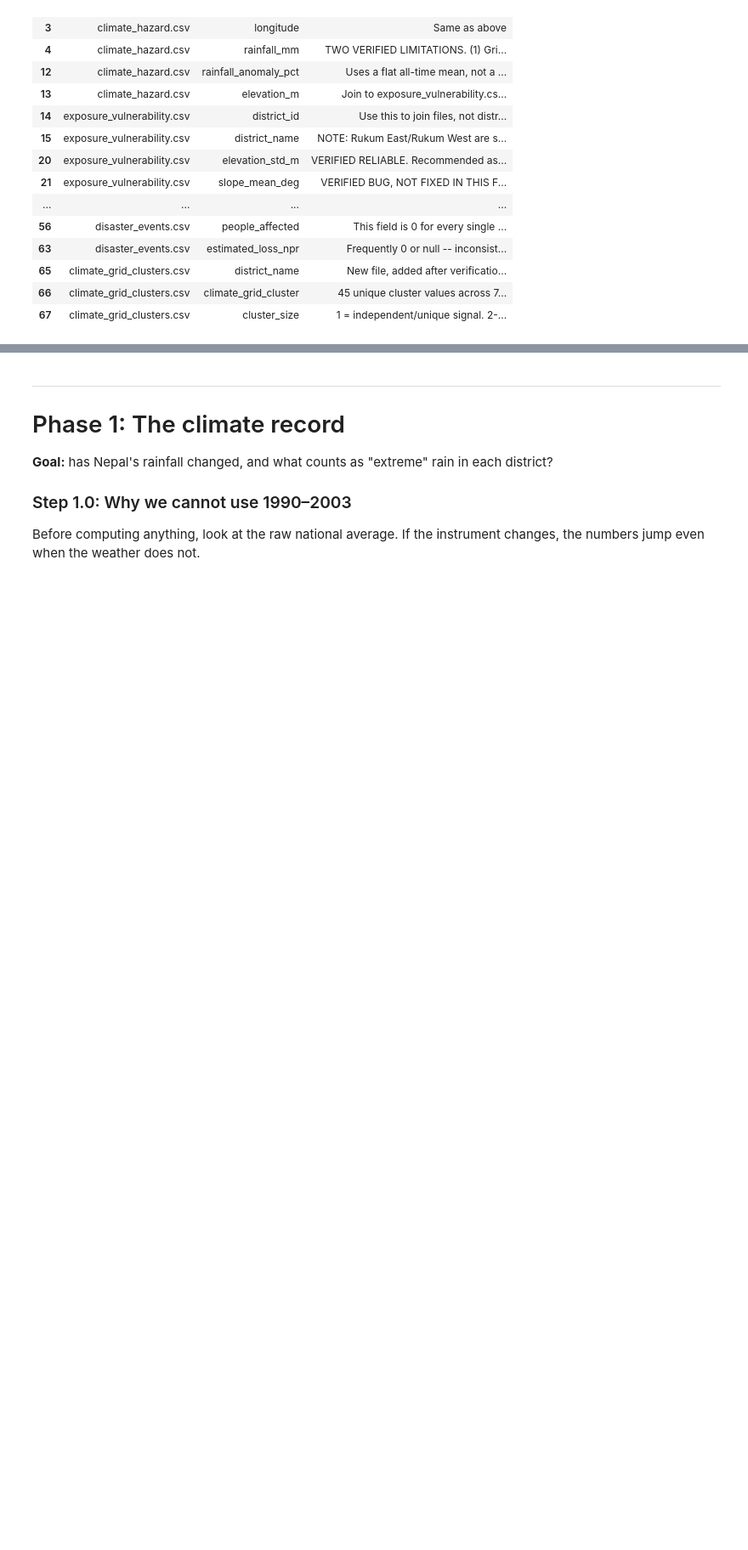
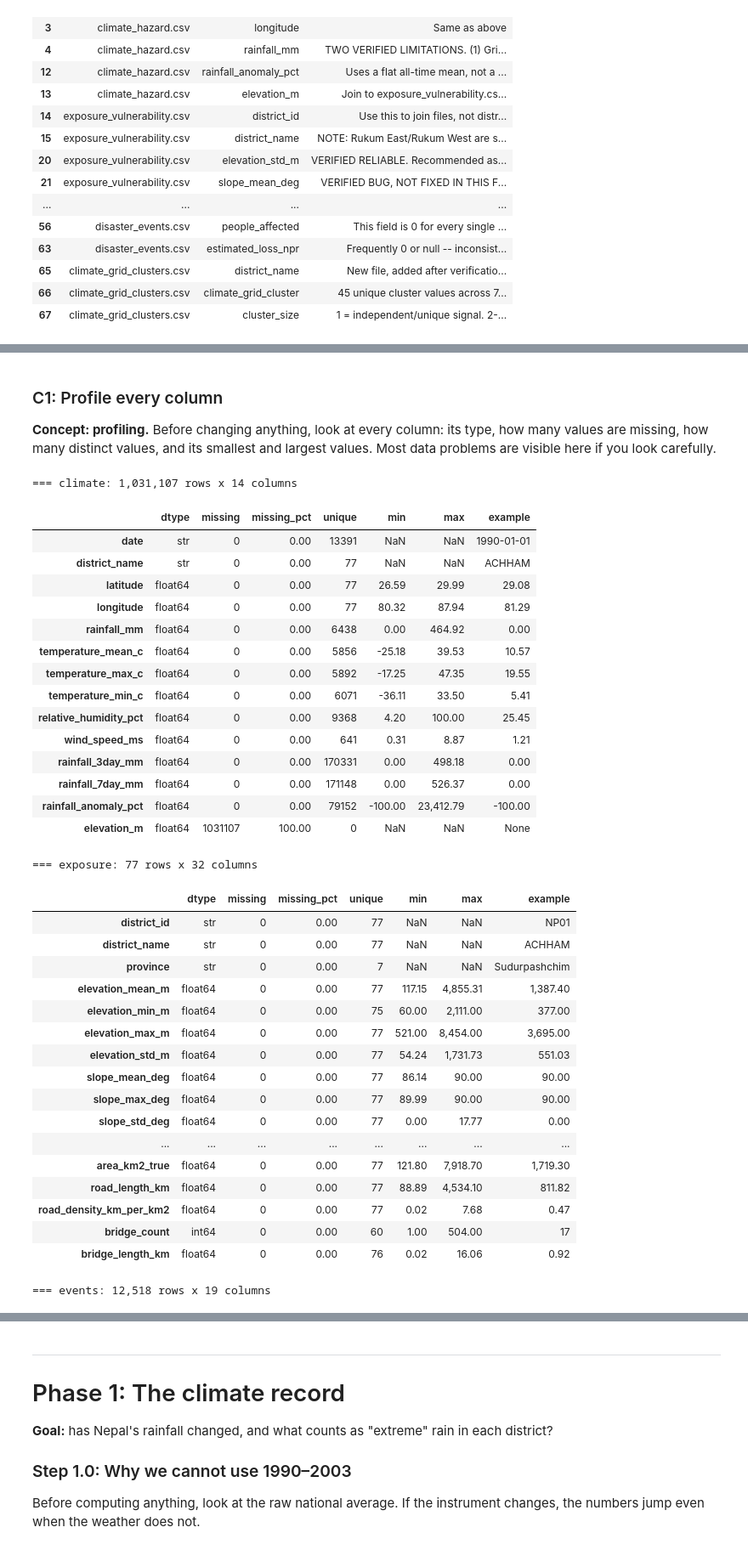
Before and after one commit to CodeWithDonKay/nepal-climate-risk, a Jupyter notebook: nepal_risk_assessment.ipynb, the cells around one changed output, grey strips where cells are left out. Shown at 85% size. Saved outputs shown, nothing was run; the diff lists cells and outputs as text; code cells hidden in the pictures; blank space fills up the shorter version.

Commit message:
Add documented data-cleaning phase and reusable cleaning toolkit

```diff
--- a/nepal_risk_assessment.ipynb
+++ b/nepal_risk_assessment.ipynb
@@ -91,14 +92,14 @@ The lowest district gets 0, the highest gets 100, everyone else falls in between
 # %%
-climate = pd.read_csv(f"{DATA}/climate_hazard.csv", parse_dates=["date"])
-expo = pd.read_csv(f"{DATA}/exposure_vulnerability.csv")
-events = pd.read_csv(f"{DATA}/disaster_events.csv", parse_dates=["incident_date"])
-clusters = pd.read_csv(f"{DATA}/climate_grid_clusters.csv")
+raw = {
+    "climate": pd.read_csv(f"{DATA}/climate_hazard.csv"),
+    "exposure": pd.read_csv(f"{DATA}/exposure_vulnerability.csv"),
+    "events": pd.read_csv(f"{DATA}/disaster_events.csv"),
+    "clusters": pd.read_csv(f"{DATA}/climate_grid_clusters.csv"),
+}
 dictionary = pd.read_csv(f"{DATA}/data_dictionary.csv")
 
-for name, df in [("climate", climate), ("exposure", expo), ("events", events), ("clusters", clusters)]:
+for name, df in raw.items():
     print(f"{name:9s} rows={len(df):>9,}  columns={df.shape[1]}")
-print("climate date range:", climate.date.min().date(), "->", climate.date.max().date())
-print("events  date range:", events.incident_date.min().date(), "->", events.incident_date.max().date())
 # %% [output]
 climate   rows=1,031,107  columns=14
 exposure  rows=       77  columns=32
@@ -149,10 +146,0 @@ with pd.option_context("display.max_colwidth", 160):
-# %%
-ALIAS = {"EASTERN RUKUM": "RUKUM EAST", "WESTERN RUKUM": "RUKUM WEST"}
-for df in (climate, events, clusters):
-    df["district_name"] = df["district_name"].replace(ALIAS)
-expo["district_name"] = expo["district_name"].str.upper()
-
-# Every file should now contain the same 77 names.
-names = set(expo.district_name)
-for label, df in [("climate", climate), ("events", events), ("clusters", clusters)]:
-    print(f"{label:8s} unmatched names: {set(df.district_name) ^ names or 'none'}")
@@ -162,0 +286,46 @@ clusters unmatched names: none
+# %% [markdown]
+### C1: Profile every column
+**Concept: profiling.** Before changing anything, look at every column: its type, how many values are missing, how many distinct values, and its smallest and largest values. Most data problems are visible here if you look carefully.
+# %%
+log = CleaningLog()
+climate, expo, events, clusters = (raw[k].copy() for k in ["climate", "exposure", "events", "clusters"])
+
+for name, df in [("climate", climate), ("exposure", expo), ("events", events)]:
+    print(f"\n=== {name}: {len(df):,} rows x {df.shape[1]} columns")
+    display(profile(df))
+# %% [output]
+=== climate: 1,031,107 rows x 14 columns
+|  | dtype | missing | missing_pct | unique | min | max | example |
+| date | str | 0 | 0.00 | 13391 | NaN | NaN | 1990-01-01 |
+| district_name | str | 0 | 0.00 | 77 | NaN | NaN | ACHHAM |
+| latitude | float64 | 0 | 0.00 | 77 | 26.59 | 29.99 | 29.08 |
+| longitude | float64 | 0 | 0.00 | 77 | 80.32 | 87.94 | 81.29 |
+| rainfall_mm | float64 | 0 | 0.00 | 6438 | 0.00 | 464.92 | 0.00 |
+| temperature_mean_c | float64 | 0 | 0.00 | 5856 | -25.18 | 39.53 | 10.57 |
+| temperature_max_c | float64 | 0 | 0.00 | 5892 | -17.25 | 47.35 | 19.55 |
+| temperature_min_c | float64 | 0 | 0.00 | 6071 | -36.11 | 33.50 | 5.41 |
+| relative_humidity_pct | float64 | 0 | 0.00 | 9368 | 4.20 | 100.00 | 25.45 |
+| wind_speed_ms | float64 | 0 | 0.00 | 641 | 0.31 | 8.87 | 1.21 |
+| rainfall_3day_mm | float64 | 0 | 0.00 | 170331 | 0.00 | 498.18 | 0.00 |
+| rainfall_7day_mm | float64 | 0 | 0.00 | 171148 | 0.00 | 526.37 | 0.00 |
+| rainfall_anomaly_pct | float64 | 0 | 0.00 | 79152 | -100.00 | 23,412.79 | -100.00 |
+| elevation_m | float64 | 1031107 | 100.00 | 0 | NaN | NaN | None |
+=== exposure: 77 rows x 32 columns
+|  | dtype | missing | missing_pct | unique | min | max | example |
+| district_id | str | 0 | 0.00 | 77 | NaN | NaN | NP01 |
+| district_name | str | 0 | 0.00 | 77 | NaN | NaN | ACHHAM |
+| province | str | 0 | 0.00 | 7 | NaN | NaN | Sudurpashchim |
+| elevation_mean_m | float64 | 0 | 0.00 | 77 | 117.15 | 4,855.31 | 1,387.40 |
+| elevation_min_m | float64 | 0 | 0.00 | 75 | 60.00 | 2,111.00 | 377.00 |
+| elevation_max_m | float64 | 0 | 0.00 | 77 | 521.00 | 8,454.00 | 3,695.00 |
+| elevation_std_m | float64 | 0 | 0.00 | 77 | 54.24 | 1,731.73 | 551.03 |
+| slope_mean_deg | float64 | 0 | 0.00 | 77 | 86.14 | 90.00 | 90.00 |
+| slope_max_deg | float64 | 0 | 0.00 | 77 | 89.99 | 90.00 | 90.00 |
+| slope_std_deg | float64 | 0 | 0.00 | 77 | 0.00 | 17.77 | 0.00 |
+| ... | ... | ... | ... | ... | ... | ... | ... |
+| area_km2_true | float64 | 0 | 0.00 | 77 | 121.80 | 7,918.70 | 1,719.30 |
+| road_length_km | float64 | 0 | 0.00 | 77 | 88.89 | 4,534.10 | 811.82 |
+| road_density_km_per_km2 | float64 | 0 | 0.00 | 77 | 0.02 | 7.68 | 0.47 |
+| bridge_count | int64 | 0 | 0.00 | 60 | 1.00 | 504.00 | 17 |
+| bridge_length_km | float64 | 0 | 0.00 | 76 | 0.02 | 16.06 | 0.92 |
+=== events: 12,518 rows x 19 columns
```
Also changed, not shown: parts of 43 cells of this notebook, 18 other files.
